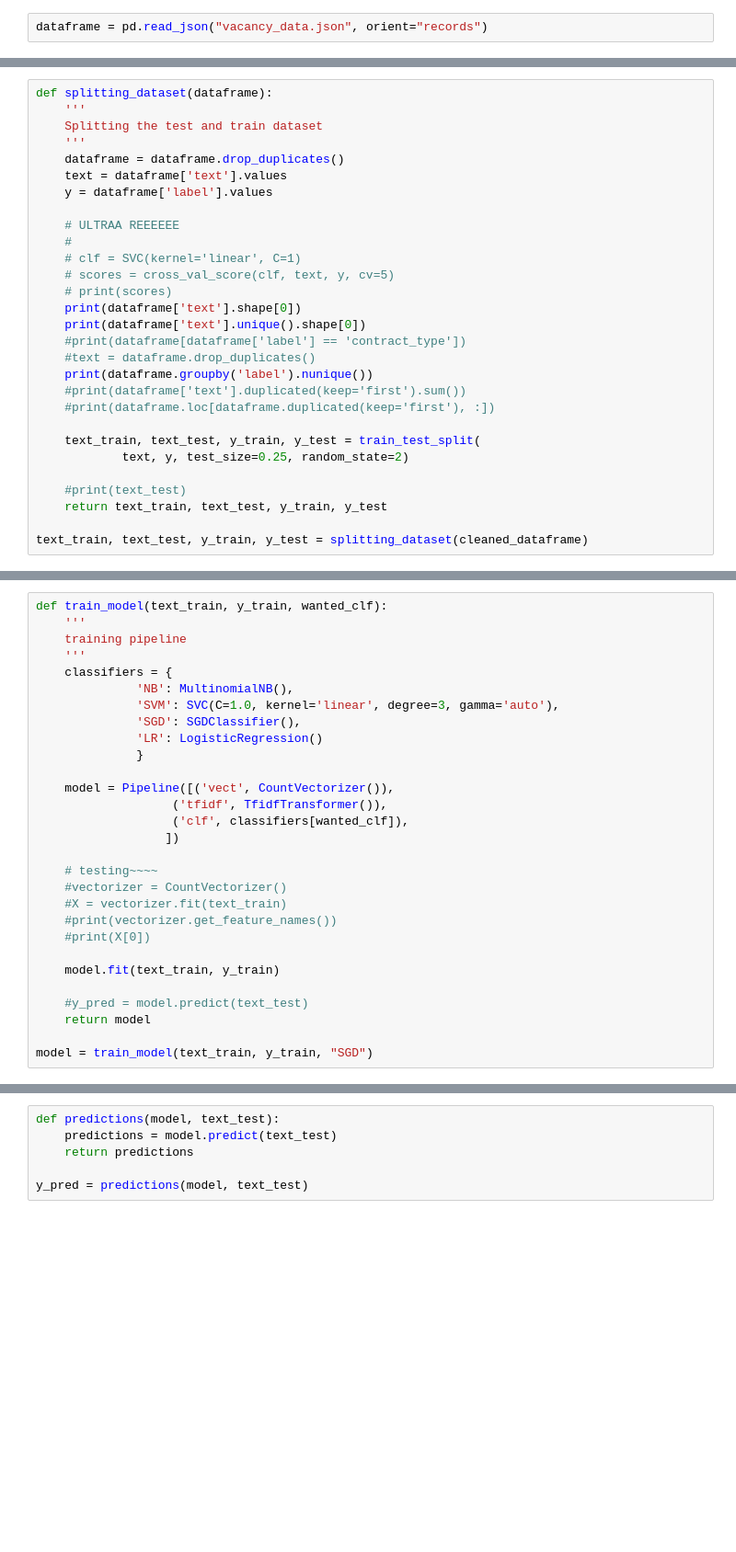
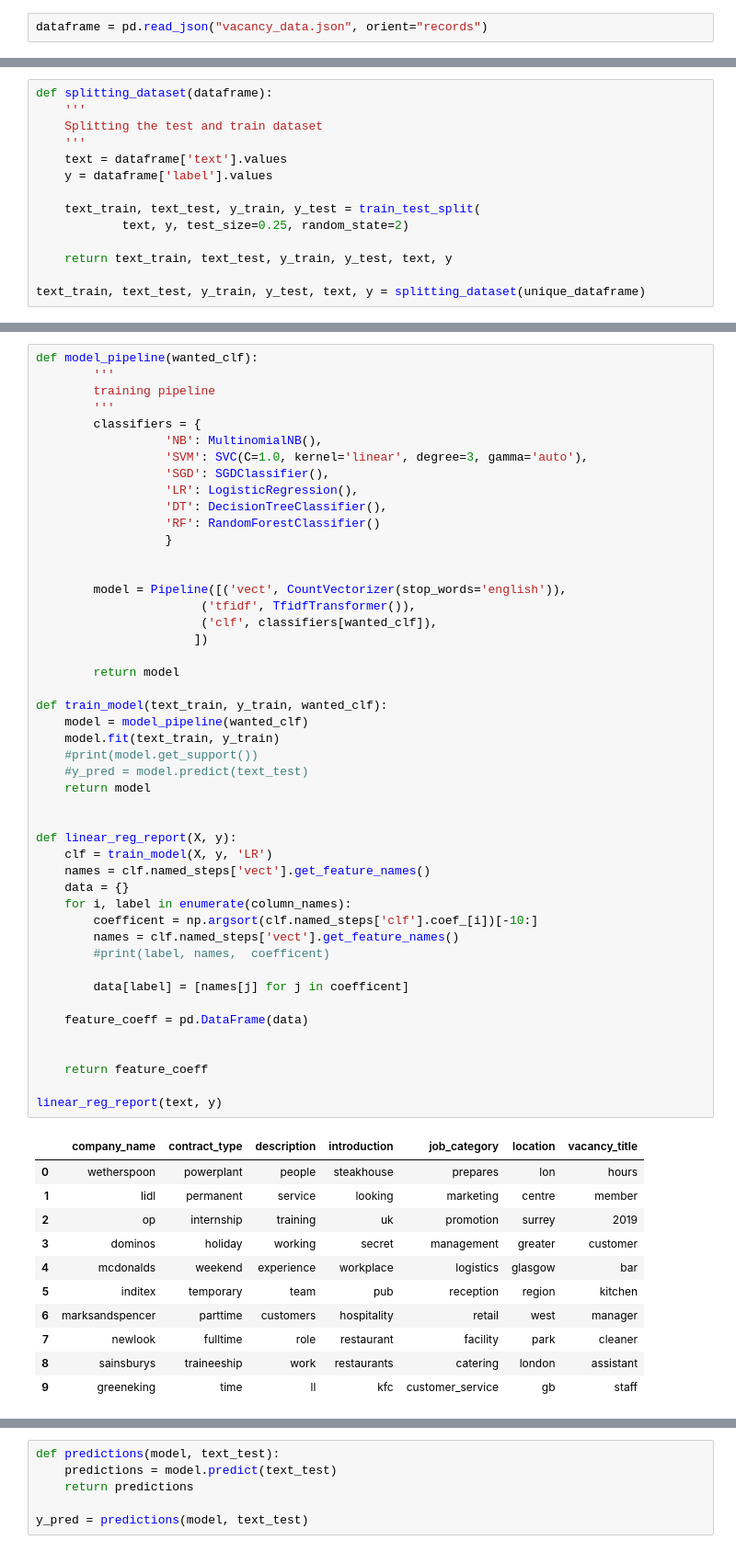
Before and after one commit to Yaleesa/Bsc-Thesis-TexMining-and-Information-Extraction, a Jupyter notebook: scipy-notebook/vacancy_predictor.ipynb, the cells around one changed output, grey strips where cells are left out. Shown at 92% size. Cells and saved outputs as stored; diff of their text form; blank space fills up the shorter version.

```diff
--- a/scipy-notebook/vacancy_predictor.ipynb
+++ b/scipy-notebook/vacancy_predictor.ipynb
@@ -123,27 +164,12 @@ def splitting_dataset(dataframe):
     '''
     Splitting the test and train dataset
     '''
-    dataframe = dataframe.drop_duplicates()
     text = dataframe['text'].values
     y = dataframe['label'].values
-
-    # ULTRAA REEEEEE
-    #
-    # clf = SVC(kernel='linear', C=1)
-    # scores = cross_val_score(clf, text, y, cv=5)
-    # print(scores)
-    print(dataframe['text'].shape[0])
-    print(dataframe['text'].unique().shape[0])
-    #print(dataframe[dataframe['label'] == 'contract_type'])
-    #text = dataframe.drop_duplicates()
-    print(dataframe.groupby('label').nunique())
-    #print(dataframe['text'].duplicated(keep='first').sum())
-    #print(dataframe.loc[dataframe.duplicated(keep='first'), :])
 
     text_train, text_test, y_train, y_test = train_test_split(
             text, y, test_size=0.25, random_state=2)
 
-    #print(text_test)
-    return text_train, text_test, y_train, y_test
+    return text_train, text_test, y_train, y_test, text, y
 
-text_train, text_test, y_train, y_test = splitting_dataset(cleaned_dataframe)
+text_train, text_test, y_train, y_test, text, y = splitting_dataset(unique_dataframe)
@@ -162,29 +176,59 @@ vacancy_title      1  1532
 # %%
+def model_pipeline(wanted_clf):
+        '''
+        training pipeline
+        '''
+        classifiers = {
+                  'NB': MultinomialNB(),
+                  'SVM': SVC(C=1.0, kernel='linear', degree=3, gamma='auto'),
+                  'SGD': SGDClassifier(),
+                  'LR': LogisticRegression(),
+                  'DT': DecisionTreeClassifier(),
+                  'RF': RandomForestClassifier()
+                  }
+
+
+        model = Pipeline([('vect', CountVectorizer(stop_words='english')),
+                       ('tfidf', TfidfTransformer()),
+                       ('clf', classifiers[wanted_clf]),
+                      ])
+
+        return model
+
 def train_model(text_train, y_train, wanted_clf):
-    '''
-    training pipeline
-    '''
-    classifiers = {
-              'NB': MultinomialNB(),
-              'SVM': SVC(C=1.0, kernel='linear', degree=3, gamma='auto'),
-              'SGD': SGDClassifier(),
-              'LR': LogisticRegression()
-              }
-
-    model = Pipeline([('vect', CountVectorizer()),
-                   ('tfidf', TfidfTransformer()),
-                   ('clf', classifiers[wanted_clf]),
-                  ])
-
-    # testing~~~~
-    #vectorizer = CountVectorizer()
-    #X = vectorizer.fit(text_train)
-    #print(vectorizer.get_feature_names())
-    #print(X[0])
-
+    model = model_pipeline(wanted_clf)
     model.fit(text_train, y_train)
-
+    #print(model.get_support())
     #y_pred = model.predict(text_test)
     return model
 
-model = train_model(text_train, y_train, "SGD")
+
+def linear_reg_report(X, y):
+    clf = train_model(X, y, 'LR')
+    names = clf.named_steps['vect'].get_feature_names()
+    data = {}
+    for i, label in enumerate(column_names):
+        coefficent = np.argsort(clf.named_steps['clf'].coef_[i])[-10:]
+        names = clf.named_steps['vect'].get_feature_names()
+        #print(label, names,  coefficent)
+
+        data[label] = [names[j] for j in coefficent]
+
+    feature_coeff = pd.DataFrame(data)
+
+
+    return feature_coeff
+
+linear_reg_report(text, y)
+# %% [output]
+|  | company_name | contract_type | description | introduction | job_category | location | vacancy_title |
+| 0 | wetherspoon | powerplant | people | steakhouse | prepares | lon | hours |
+| 1 | lidl | permanent | service | looking | marketing | centre | member |
+| 2 | op | internship | training | uk | promotion | surrey | 2019 |
+| 3 | dominos | holiday | working | secret | management | greater | customer |
+| 4 | mcdonalds | weekend | experience | workplace | logistics | glasgow | bar |
+| 5 | inditex | temporary | team | pub | reception | region | kitchen |
+| 6 | marksandspencer | parttime | customers | hospitality | retail | west | manager |
+| 7 | newlook | fulltime | role | restaurant | facility | park | cleaner |
+| 8 | sainsburys | traineeship | work | restaurants | catering | london | assistant |
+| 9 | greeneking | time | ll | kfc | customer_service | gb | staff |
```
Also changed, not shown: parts of 20 cells of this notebook, 13 other files.
